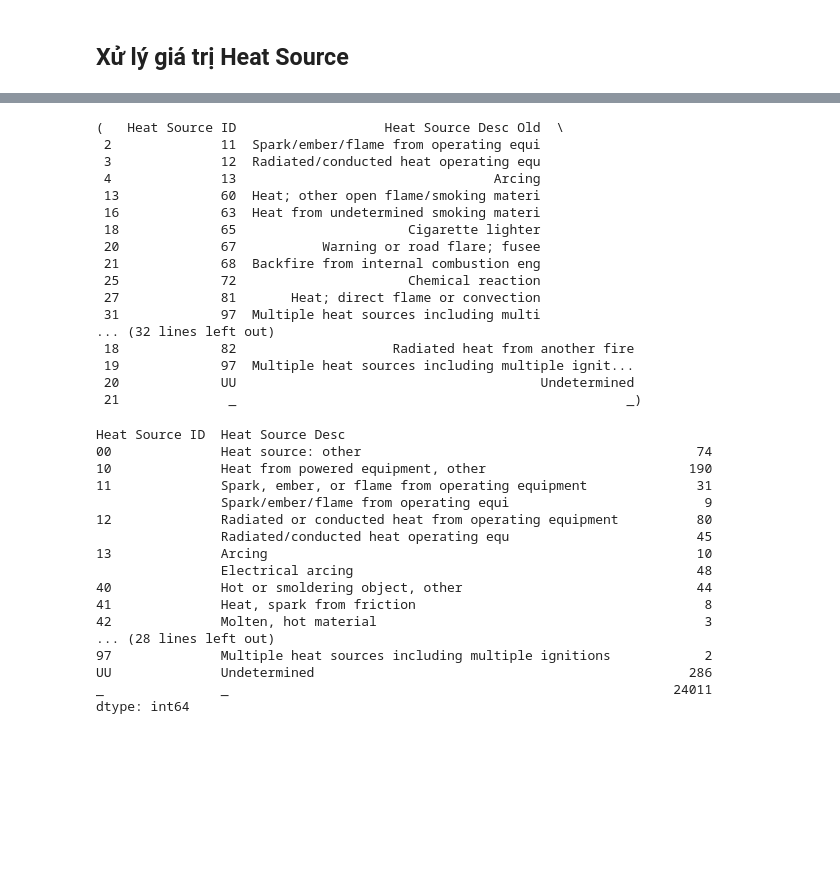
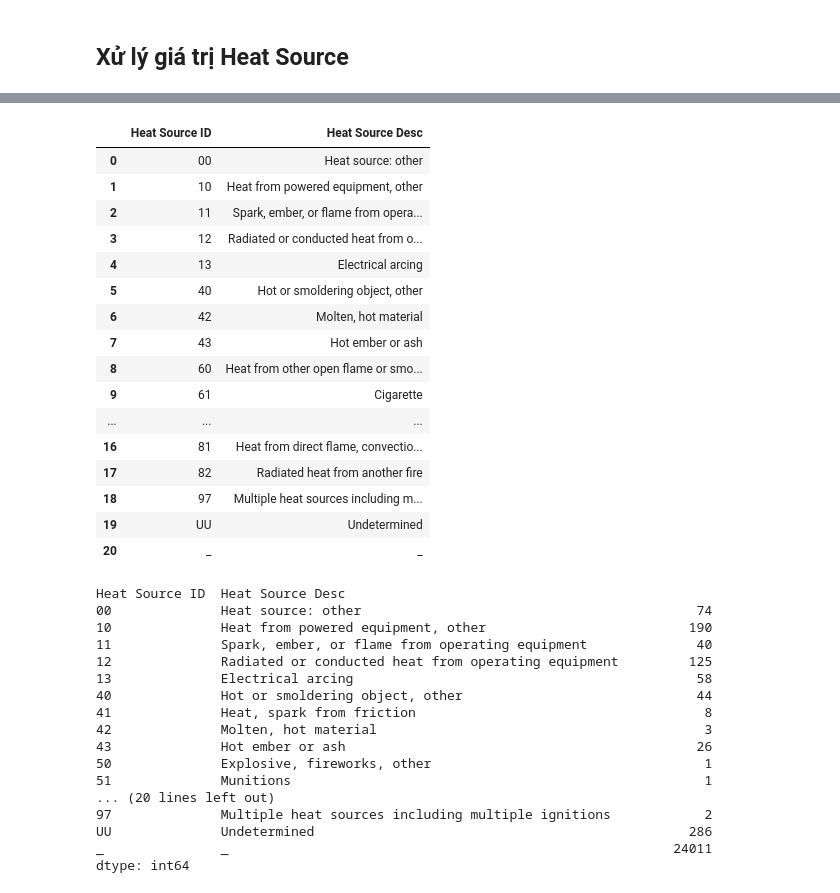
Before and after one commit to NunNunIT/IS217.O21.Nemo-Datawarehouse_OLAP-Fire_Incident, a Jupyter notebook: Preprocessing/dataProcessing.ipynb, the cells around one changed output, grey strips where cells are left out. Saved outputs shown, nothing was run; the diff lists cells and outputs as text; code cells hidden in the pictures; blank space fills up the shorter version.

```diff
--- a/Preprocessing/dataProcessing.ipynb
+++ b/Preprocessing/dataProcessing.ipynb
@@ -752,42 +710,44 @@ dtype: int64
 # %%
+col = "Heat Source"
+
 stored_new_df_3: pd.DataFrame = new_df_3[
     new_df_3["Year"] > 2015
-].groupby([f"{lst[0]} ID", f"{lst[0]} Desc"]).size().reset_index().drop(columns=[0])
+].groupby([f"{col} ID", f"{col} Desc"]).size().reset_index().drop(columns=[0])
 
-stored_old_df_3: pd.DataFrame = new_df_3[
-    new_df_3["Year"] < 2013
-].groupby([f"{lst[0]} ID", f"{lst[0]} Desc"]).size().reset_index().drop(columns=[0])
+# stored_old_df_3: pd.DataFrame = new_df_3[
+#     new_df_3["Year"] < 2013
+# ].groupby([f"{col} ID", f"{col} Desc"]).size().reset_index().drop(columns=[0])
 
 blank_df_3: pd.DataFrame = new_df_3[
     new_df_3["Heat Source ID"] == "_"
-].groupby([f"{lst[0]} ID", f"{lst[0]} Desc"]).size().reset_index().drop(columns=["Heat Source ID", 0])
+].groupby([f"{col} ID", f"{col} Desc"]).size().reset_index().drop(columns=[f"{col} ID", 0])
 
-merged_old_new_df: pd.DataFrame = merge_dfs(
-    stored_old_df_3,
-    stored_new_df_3,
-    "Heat Source"
+# merged_old_new_df: pd.DataFrame = merge_dfs(
+#     stored_old_df_3,
+#     stored_new_df_3,
+#     col
+# )
+
+merged_new_blank_df: pd.DataFrame = stored_new_df_3.merge(
+    blank_df_3, on=[f"{col} Desc"],
 )
 
-merged_new_blank_df: pd.DataFrame = stored_new_df_3.merge(
-    blank_df_3, on=["Heat Source Desc"],
-)
-
-merged_old_new_df, merged_new_blank_df
+merged_new_blank_df
 # %% [output]
-(   Heat Source ID                   Heat Source Desc Old  \
- 2              11  Spark/ember/flame from operating equi
- 3              12  Radiated/conducted heat operating equ
- 4              13                                 Arcing
- 13             60  Heat; other open flame/smoking materi
- 16             63  Heat from undetermined smoking materi
- 18             65                      Cigarette lighter
- 20             67           Warning or road flare; fusee
- 21             68  Backfire from internal combustion eng
- 25             72                      Chemical reaction
- 27             81       Heat; direct flame or convection
- 31             97  Multiple heat sources including multi
-... (32 lines left out)
- 18             82                    Radiated heat from another fire
- 19             97  Multiple heat sources including multiple ignit...
- 20             UU                                       Undetermined
- 21              _                                                  _)
+|  | Heat Source ID | Heat Source Desc |
+| 0 | 00 | Heat source: other |
+| 1 | 10 | Heat from powered equipment, other |
+| 2 | 11 | Spark, ember, or flame from opera... |
+| 3 | 12 | Radiated or conducted heat from o... |
+| 4 | 13 | Electrical arcing |
+| 5 | 40 | Hot or smoldering object, other |
+| 6 | 42 | Molten, hot material |
+| 7 | 43 | Hot ember or ash |
+| 8 | 60 | Heat from other open flame or smo... |
+| 9 | 61 | Cigarette |
+| ... | ... | ... |
+| 16 | 81 | Heat from direct flame, convectio... |
+| 17 | 82 | Radiated heat from another fire |
+| 18 | 97 | Multiple heat sources including m... |
+| 19 | UU | Undetermined |
+| 20 | _ | _ |
@@ -800,19 +762,19 @@ for _, row in merged_new_blank_df.iterrows():
 # %%
-new_df_3[new_df_3["Year"] == 2014].groupby([f"{lst[0]} ID", f"{lst[0]} Desc"]).size()
+new_df_3[new_df_3["Year"] == 2014].groupby([f"{col} ID", f"{col} Desc"]).size()
 # %% [output]
 Heat Source ID  Heat Source Desc
 00              Heat source: other                                           74
 10              Heat from powered equipment, other                          190
-11              Spark, ember, or flame from operating equipment              31
-                Spark/ember/flame from operating equi                         9
-12              Radiated or conducted heat from operating equipment          80
-                Radiated/conducted heat operating equ                        45
-13              Arcing                                                       10
-                Electrical arcing                                            48
+11              Spark, ember, or flame from operating equipment              40
+12              Radiated or conducted heat from operating equipment         125
+13              Electrical arcing                                            58
 40              Hot or smoldering object, other                              44
 41              Heat, spark from friction                                     8
 42              Molten, hot material                                          3
-... (28 lines left out)
+43              Hot ember or ash                                             26
+50              Explosive, fireworks, other                                   1
+51              Munitions                                                     1
+... (20 lines left out)
 97              Multiple heat sources including multiple ignitions            2
 UU              Undetermined                                                286
 _               _                                                         24011
```
Also changed, not shown: parts of 15 cells of this notebook.
